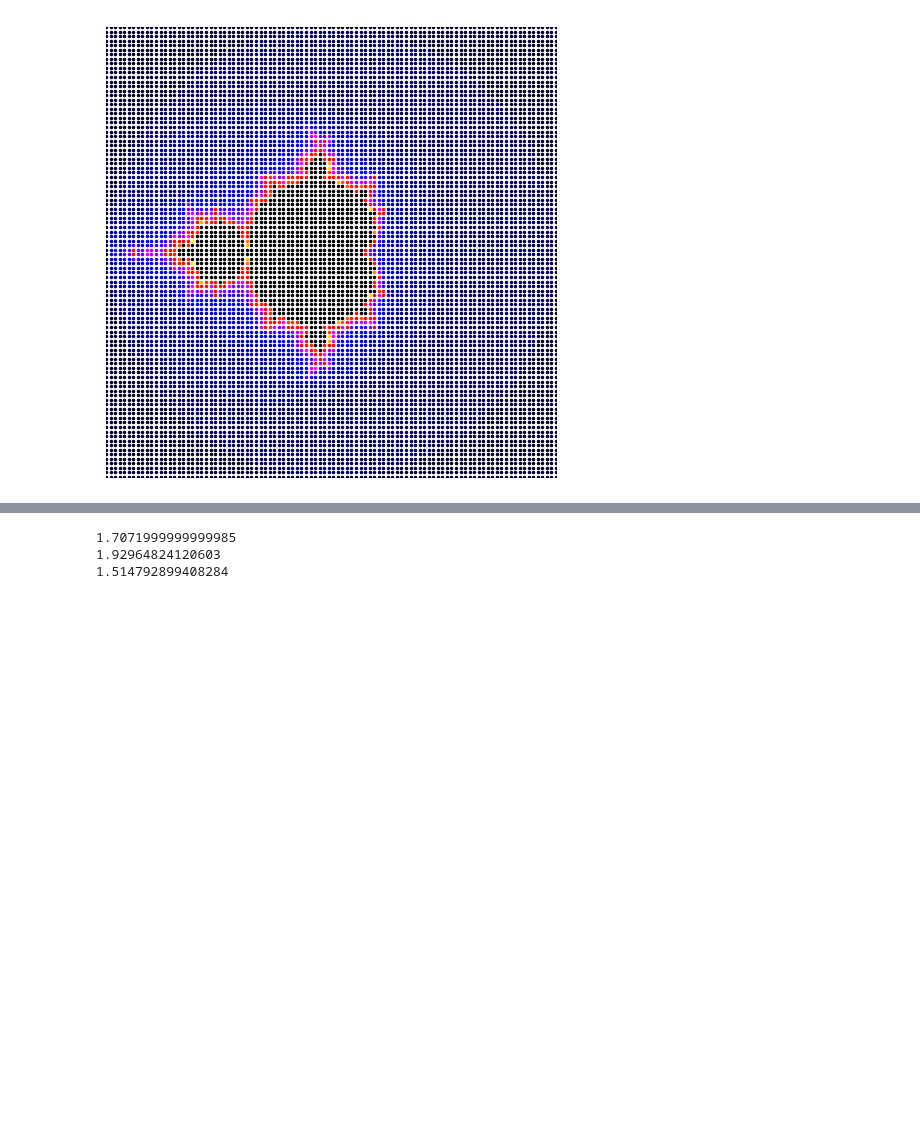
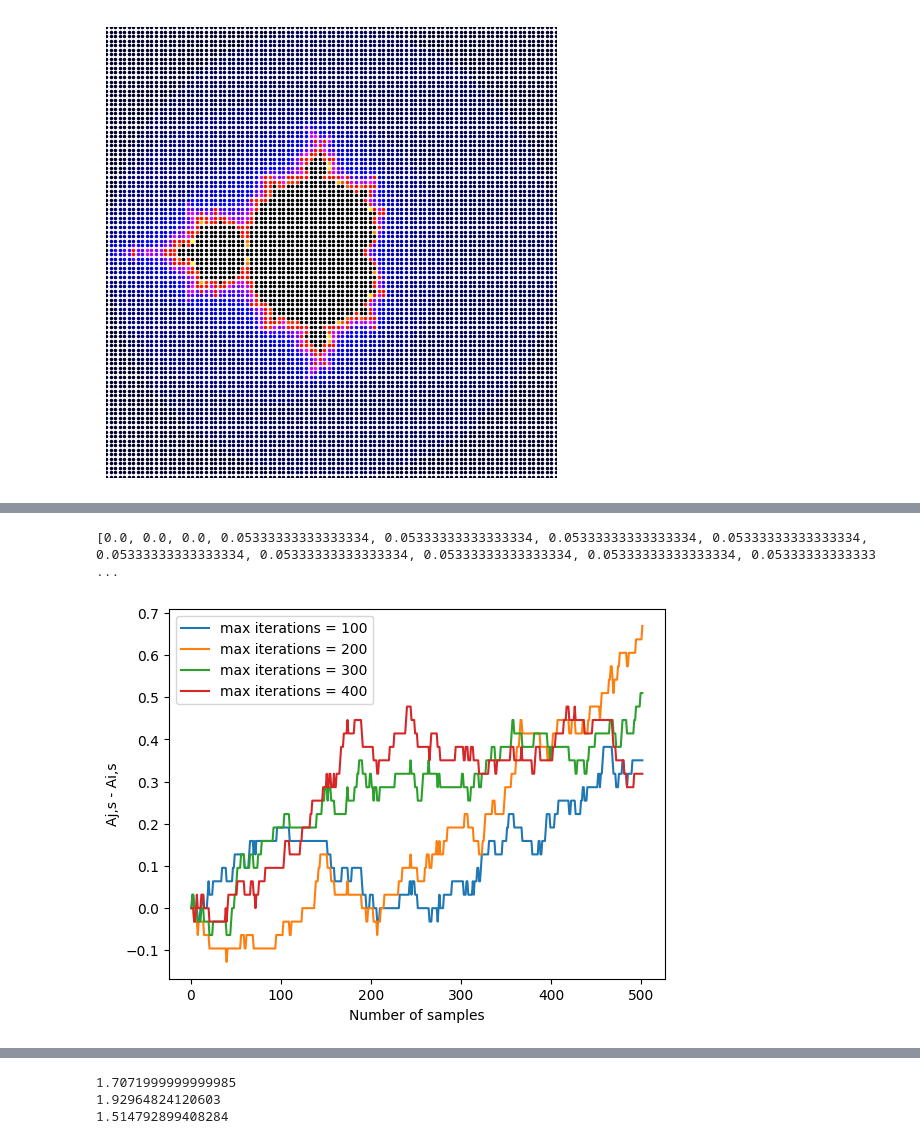
Before and after one commit to sachagijsbers/stochastic_1, a Jupyter notebook: code.ipynb, the cells around one changed output, grey strips where cells are left out. Cells and saved outputs as stored; diff of their text form; code cells hidden in the pictures; blank space fills up the shorter version.

```diff
--- a/code.ipynb
+++ b/code.ipynb
@@ -131,3 +82,56 @@ KeyboardInterrupt:
+# %%
+iterations = 300
+samples = 300
+tot_area = (2- (-2))* (2- (-2))
+
+print(area_mandelbrot(iterations, samples, tot_area))
+# %% [output]
+[0.0, 0.0, 0.0, 0.05333333333333334, 0.05333333333333334, 0.05333333333333334, 0.05333333333333334, 0.05333333333333334, 0.05333333333333334, 0.05333333333333334, 0.05333333333333334, 0.05333333333333 ...
+# %%
+# iter = 302
+# sample = 302
+
+# max_iterations = 302
+# y_s = []
+# x_s = []
+# for s in range(1, sample, 50):
+#     print(f's: {s}')
+#     y_s.append(area_mandelbrot(max_iterations, s, tot_A))
+#     x_s.append(s)
+
+# plt.plot(x_s, y_s)
+# plt.title('Area for different sample sizes')
+# plt.xlabel('Sample size')
+# plt.show()
+
+
+samples = 502
+iterations = 502
+tot_area = (2- (-2))* (2- (-2))
+
+s_list = []
+for s in range(1, samples):
+    s_list.append(s)
+
+y_i = []
+max_list = []
+for max_iterations in range(100, iterations, 100):
+    max_list.append(max_iterations)
+    y_i.append( area_mandelbrot(max_iterations, samples, tot_area))
+
+for i_list in range(len(y_i)-1):
+    area_list = []
+    dif_list = []
+    for i in range(len(y_i[i_list])):
+        dif_list.append(y_i[i_list][i] - y_i[-1][i])
+    plt.plot(s_list, dif_list, label = f"max iterations = {max_list[i_list]}")
+
+plt.legend()
+plt.ylabel('Aj,s - Ai,s')
+plt.xlabel('Number of samples')
+plt.show()
+# %% [output]
+[figure, added]
 # %%
 max_iterations = 300
 tot_A = (2- (-2))* (2- (-2))
```
Also changed, not shown: parts of 5 cells of this notebook.
